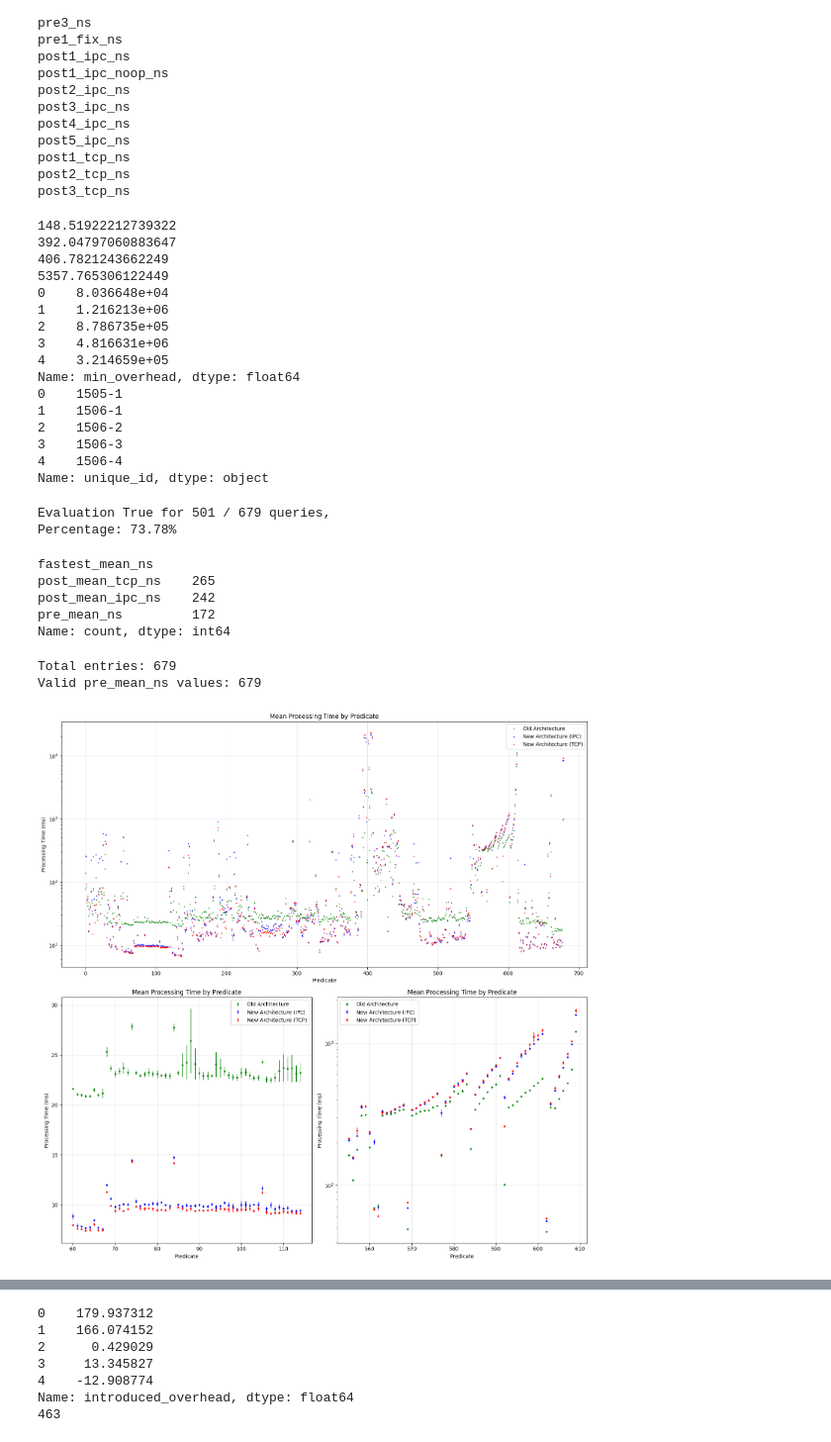
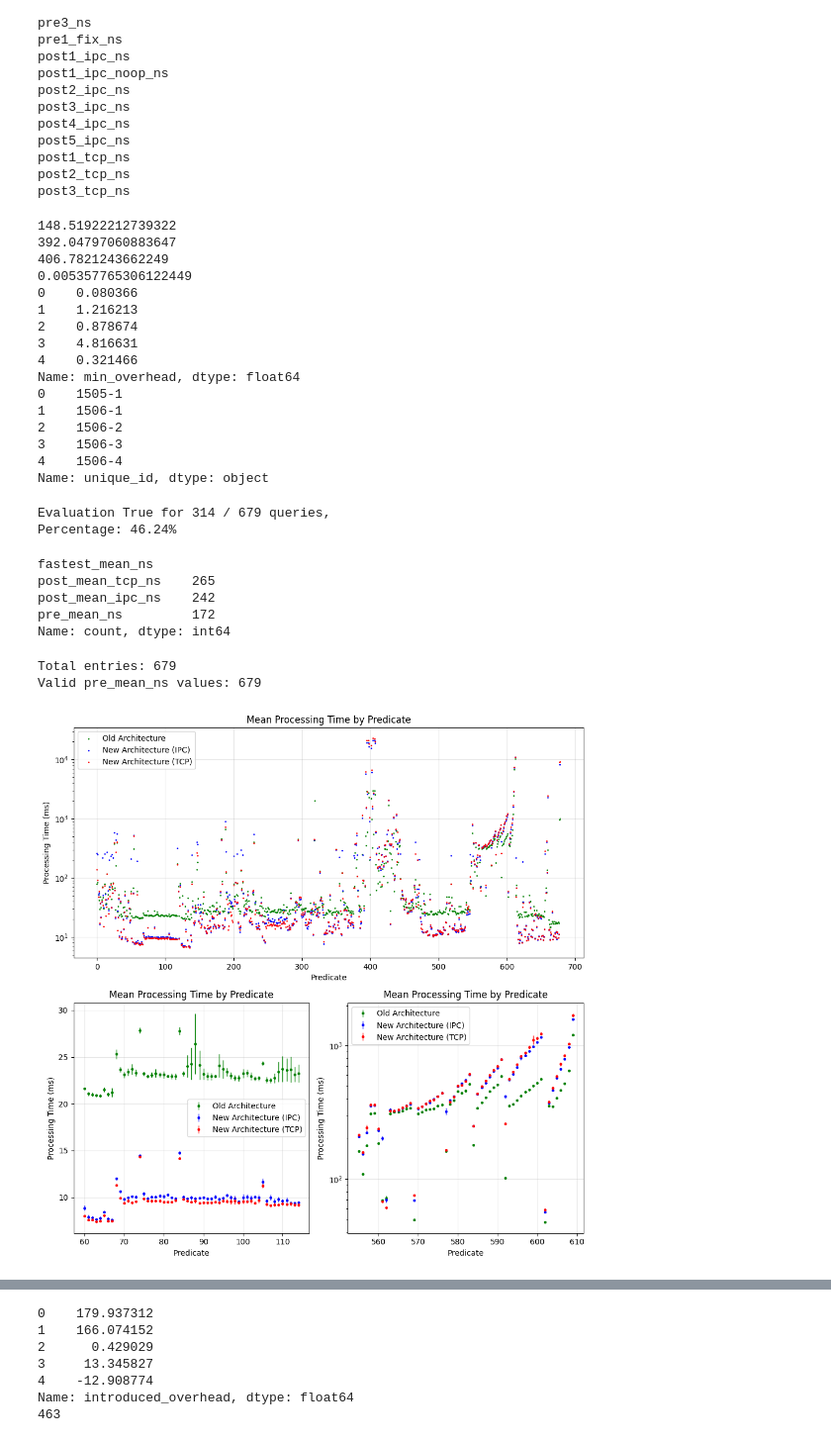
Before and after one commit to SilenZcience/ScientificWork, a Jupyter notebook: BachelorThesis/PerformanceEvaluation/performance_evaluation.ipynb, the cells around one changed output, grey strips where cells are left out. Shown: that part at 99% size. Cells and saved outputs as stored; diff of their text form; code cells hidden in the pictures.

```diff
--- a/BachelorThesis/PerformanceEvaluation/performance_evaluation.ipynb
+++ b/BachelorThesis/PerformanceEvaluation/performance_evaluation.ipynb
@@ -59,7 +59,7 @@ print(df['pre_mean_ns'].mean())
 print(df['post_mean_ipc_ns'].mean())
 print(df['post_mean_tcp_ns'].mean())
 
-send_request_mean = rqst_df['send_request_ns'].mean()
+send_request_mean = rqst_df['send_request_ns'].mean() / 1_000_000
 print(send_request_mean)
 df['min_overhead'] = df['request_counter'] * send_request_mean
 print(df['min_overhead'].head())
@@ -73,12 +73,12 @@ print(df['unique_id'].head())
 148.51922212739322
 392.04797060883647
 406.7821243662249
-5357.765306122449
-0    8.036648e+04
-1    1.216213e+06
-2    8.786735e+05
-3    4.816631e+06
-4    3.214659e+05
+0.005357765306122449
+0    0.080366
+1    1.216213
+2    0.878674
+3    4.816631
+4    0.321466
 Name: min_overhead, dtype: float64
 0    1505-1
 1    1506-1
@@ -91,13 +91,13 @@ df_filtered = df[df['query_id'] != 1]
 
 df_ = df#df_filtered
 
-count = (df_['post_mean_tcp_ns'] < df_['pre_mean_ns']).sum()
+count = (df_['post_mean_tcp_ns'] < df_['post_mean_ipc_ns']).sum()
 
 print(f"Evaluation True for {count} / {len(df_)} queries,")
 print(f"Percentage: {count/len(df_)*100:.2f}%")
 # %% [output]
-Evaluation True for 501 / 679 queries,
-Percentage: 73.78%
+Evaluation True for 314 / 679 queries,
+Percentage: 46.24%
 # %%
 # Create safe copy
 df_copy = df.copy()
@@ -131,7 +131,7 @@ print(f"Valid pre_mean_ns values: {df_mask['pre_mean_ns'].count()}")
 
 # rohdaten
 
-fig, axs = plt.subplots(2, 2, figsize=(15, 15))
+fig, axs = plt.subplots(2, 2, figsize=(10, 10))
 
 axs[0][0].remove()
 axs[0][1].remove()
@@ -163,34 +163,34 @@ axs[1][0].set_ylabel('Processing Time (ms)')
 axs[1][0].set_title('Mean Processing Time by Predicate')
 axs[1][0].grid(True, alpha=0.3)
 axs[1][0].legend()
 
 offset = 555
 df_mask = df[offset:610]
 
 # axs[1][1].scatter(range(offset, offset+len(df_mask)), df_mask['pre_mean_ns'], s=1, color='green', alpha=1, label='Old Architecture')
 # axs[1][1].scatter(range(offset, offset+len(df_mask)), df_mask['post_mean_ipc_ns'], s=1, color='blue', alpha=1, label='New Architecture (IPC)')
 # axs[1][1].scatter(range(offset, offset+len(df_mask)), df_mask['post_mean_tcp_ns'], s=1, color='red', alpha=1, label='New Architecture (TCP)')
 axs[1][1].errorbar(range(offset, offset+len(df_mask)), df_mask['pre_mean_ns'], yerr=df_mask['pre_std'] , fmt='.', elinewidth=1, markersize='5', color='green', alpha=1, label='Old Architecture')
 axs[1][1].errorbar(range(offset, offset+len(df_mask)), df_mask['post_mean_ipc_ns'], yerr=df_mask['post_ipc_std'],  fmt='.', elinewidth=1, markersize='5', color='blue', alpha=1, label='New Architecture (IPC)')
 axs[1][1].errorbar(range(offset, offset+len(df_mask)), df_mask['post_mean_tcp_ns'], yerr=df_mask['post_tcp_std'], fmt='.', elinewidth=1, markersize='5', color='red', alpha=1, label='New Architecture (TCP)')
 axs[1][1].set_xlabel('Predicate')
 axs[1][1].set_ylabel('Processing Time (ms)')
 axs[1][1].set_yscale('log')  # Apply log scale to y-axis if needed
 axs[1][1].set_title('Mean Processing Time by Predicate')
 axs[1][1].grid(True, alpha=0.3)
 axs[1][1].legend()
 
 
 plt.tight_layout()
 # plt.show()
 plt.savefig('processingtime.pdf')
 plt.savefig('processingtime.png')
 
 # ->
 # %% [output]
 Total entries: 679
 Valid pre_mean_ns values: 679
-[figure, old version]
+[figure, new version]
 # %%
 # systematiken erkennen
 # initialer overhead ist sichtbar
```
Also changed, not shown: parts of 1 cell of this notebook, 11 other files.
